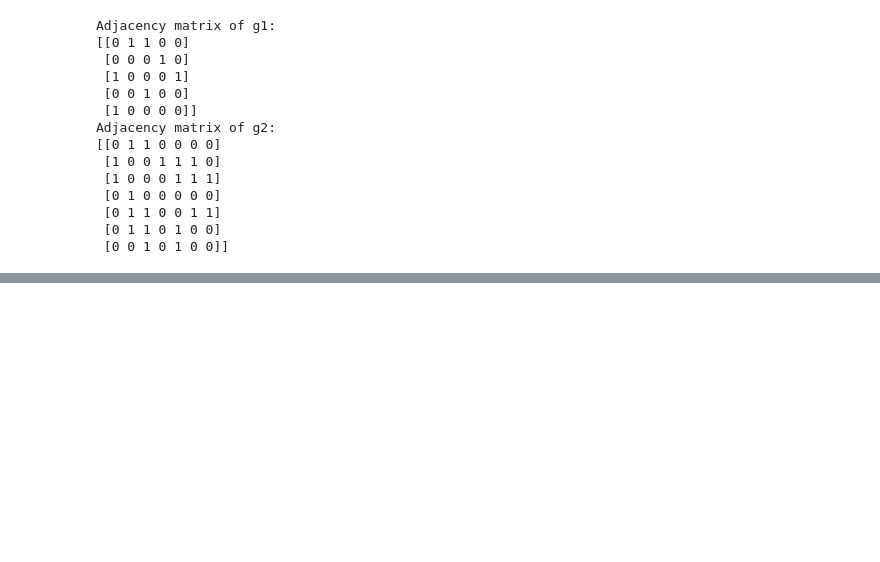
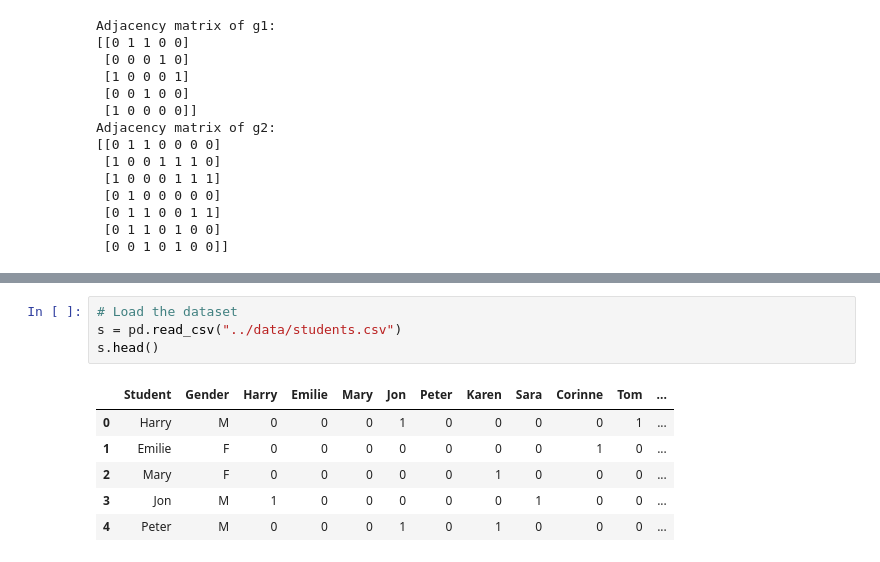
Before and after one commit to hirokiodd/sna-learn, a Jupyter notebook: code/create_network.ipynb, the cells around one changed output, grey strips where cells are left out. Saved outputs shown, nothing was run; the diff lists cells and outputs as text; blank space fills up the shorter version.

```diff
--- a/code/create_network.ipynb
+++ b/code/create_network.ipynb
@@ -98,0 +164,11 @@ Adjacency matrix of g2:
+# %%
+# Load the dataset
+s = pd.read_csv("../data/students.csv")
+s.head()
+# %% [output]
+|  | Student | Gender | Harry | Emilie | Mary | Jon | Peter | Karen | Sara | Corinne | Tom | ... |
+| 0 | Harry | M | 0 | 0 | 0 | 1 | 0 | 0 | 0 | 0 | 1 | ... |
+| 1 | Emilie | F | 0 | 0 | 0 | 0 | 0 | 0 | 0 | 1 | 0 | ... |
+| 2 | Mary | F | 0 | 0 | 0 | 0 | 0 | 1 | 0 | 0 | 0 | ... |
+| 3 | Jon | M | 1 | 0 | 0 | 0 | 0 | 0 | 1 | 0 | 0 | ... |
+| 4 | Peter | M | 0 | 0 | 0 | 1 | 0 | 1 | 0 | 0 | 0 | ... |
```
Also changed, not shown: parts of 16 cells of this notebook.
